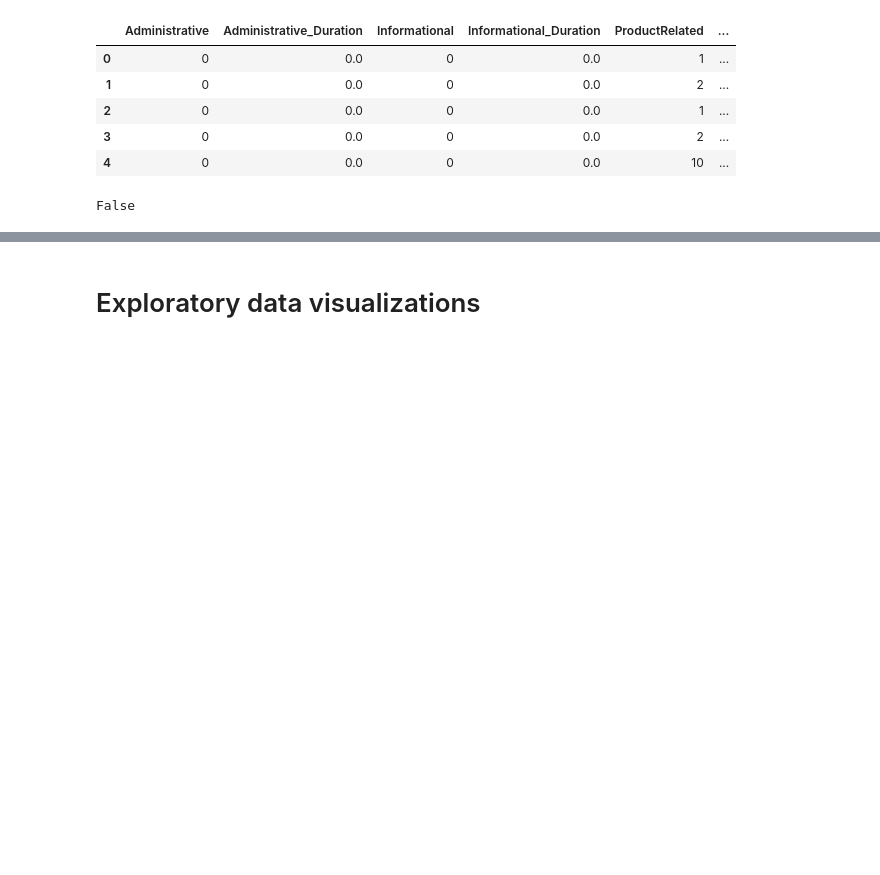
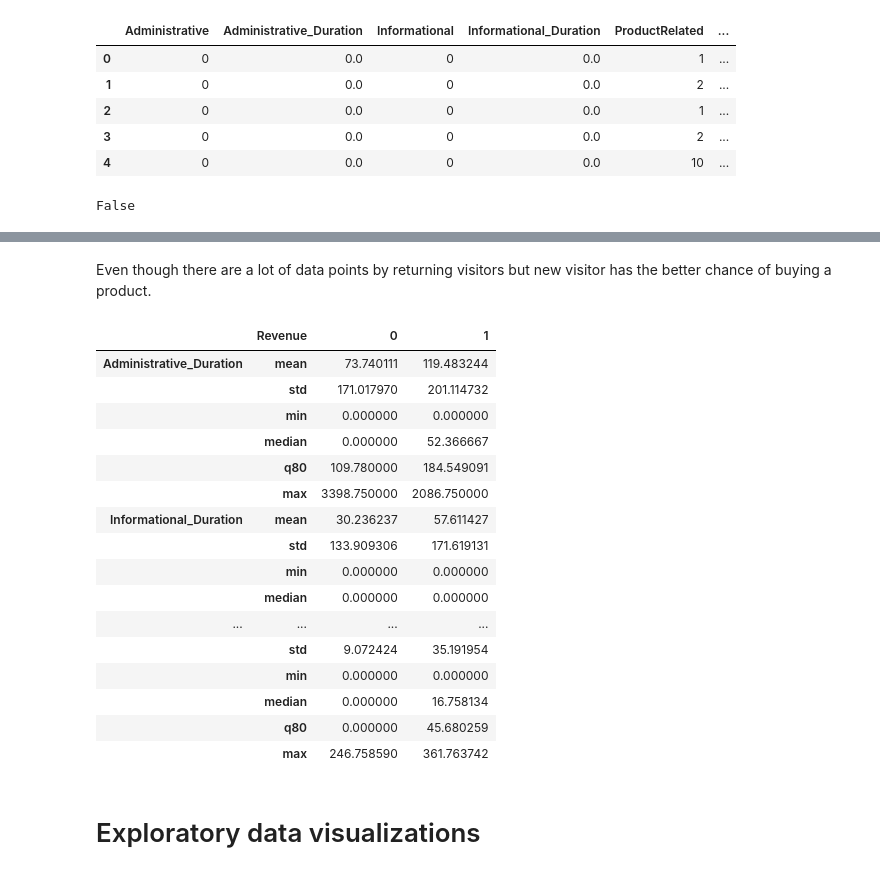
Before and after one commit to hmnguyen1067/E-Commerce-Revenue-Prediction, a Jupyter notebook: notebook.ipynb, the cells around one changed output, grey strips where cells are left out. Saved outputs shown, nothing was run; the diff lists cells and outputs as text; code cells hidden in the pictures; blank space fills up the shorter version.

```diff
--- a/notebook.ipynb
+++ b/notebook.ipynb
@@ -54,3 +213,31 @@ fullData.describe()
+# %% [markdown]
+Even though there are a lot of data points by returning visitors but new visitor has the better chance of buying a product.
+# %%
+# Statistics description of numerical variables
+def q80(x):
+    return x.quantile(0.8)
+
+fullData.groupby('Revenue')[num].agg(['mean', 'std',
+                                      'min', 'median',
+                                      q80, 'max']).T
+# %% [output]
+|  | Revenue | 0 | 1 |
+| Administrative_Duration | mean | 73.740111 | 119.483244 |
+|  | std | 171.017970 | 201.114732 |
+|  | min | 0.000000 | 0.000000 |
+|  | median | 0.000000 | 52.366667 |
+|  | q80 | 109.780000 | 184.549091 |
+|  | max | 3398.750000 | 2086.750000 |
+| Informational_Duration | mean | 30.236237 | 57.611427 |
+|  | std | 133.909306 | 171.619131 |
+|  | min | 0.000000 | 0.000000 |
+|  | median | 0.000000 | 0.000000 |
+| ... | ... | ... | ... |
+|  | std | 9.072424 | 35.191954 |
+|  | min | 0.000000 | 0.000000 |
+|  | median | 0.000000 | 16.758134 |
+|  | q80 | 0.000000 | 45.680259 |
+|  | max | 246.758590 | 361.763742 |
 # %% [markdown]
 # Exploratory data visualizations
 # %%
```
Also changed, not shown: parts of 31 cells of this notebook.
